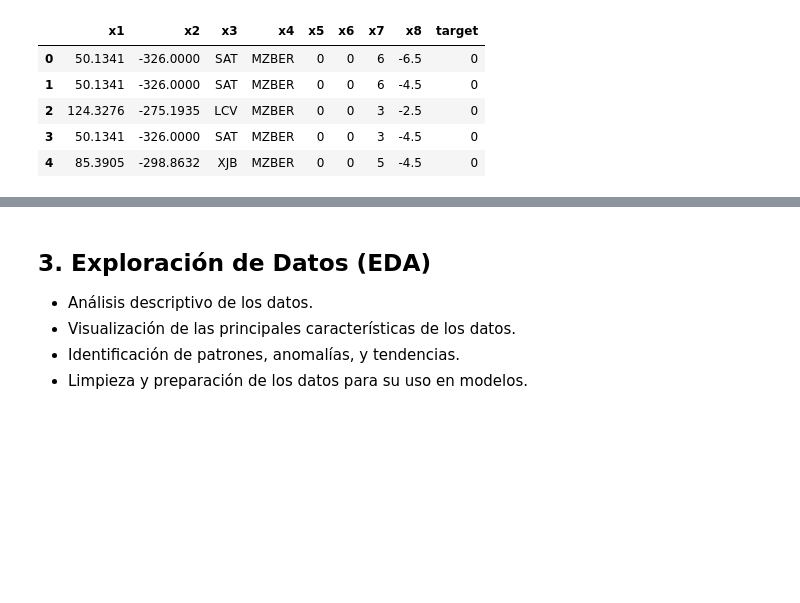
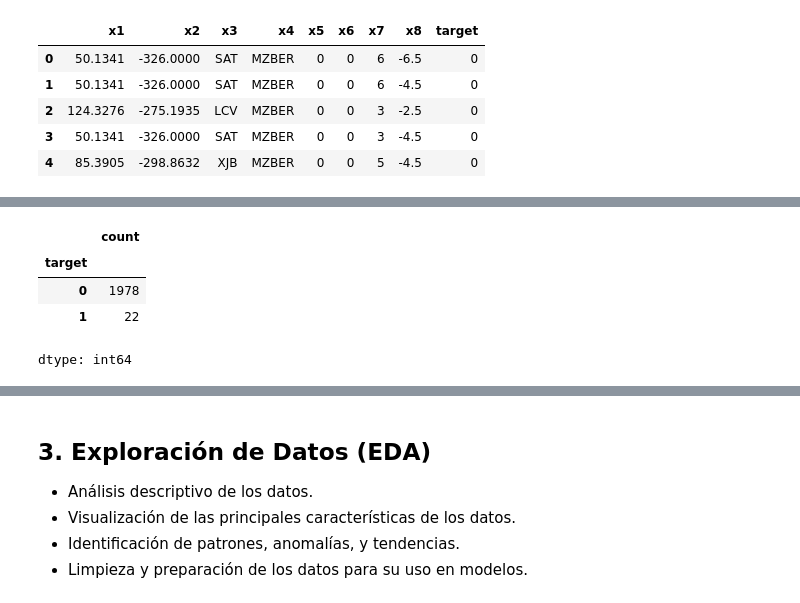
Before and after one commit to vcanalesp/ds_caja_andes, a Jupyter notebook: code/solution.ipynb, the cells around one changed output, grey strips where cells are left out. Drawn from its saved outputs; the diff is of its cells as text; code cells hidden in the pictures; blank space fills up the shorter version.

```diff
--- a/code/solution.ipynb
+++ b/code/solution.ipynb
@@ -146,0 +134,9 @@ df.describe()
+# %%
+# Análisis del target
+df['target'].value_counts()
+# %% [output]
+|  | count |
+| target |  |
+| 0 | 1978 |
+| 1 | 22 |
+dtype: int64
```
Also changed, not shown: parts of 20 cells of this notebook.
